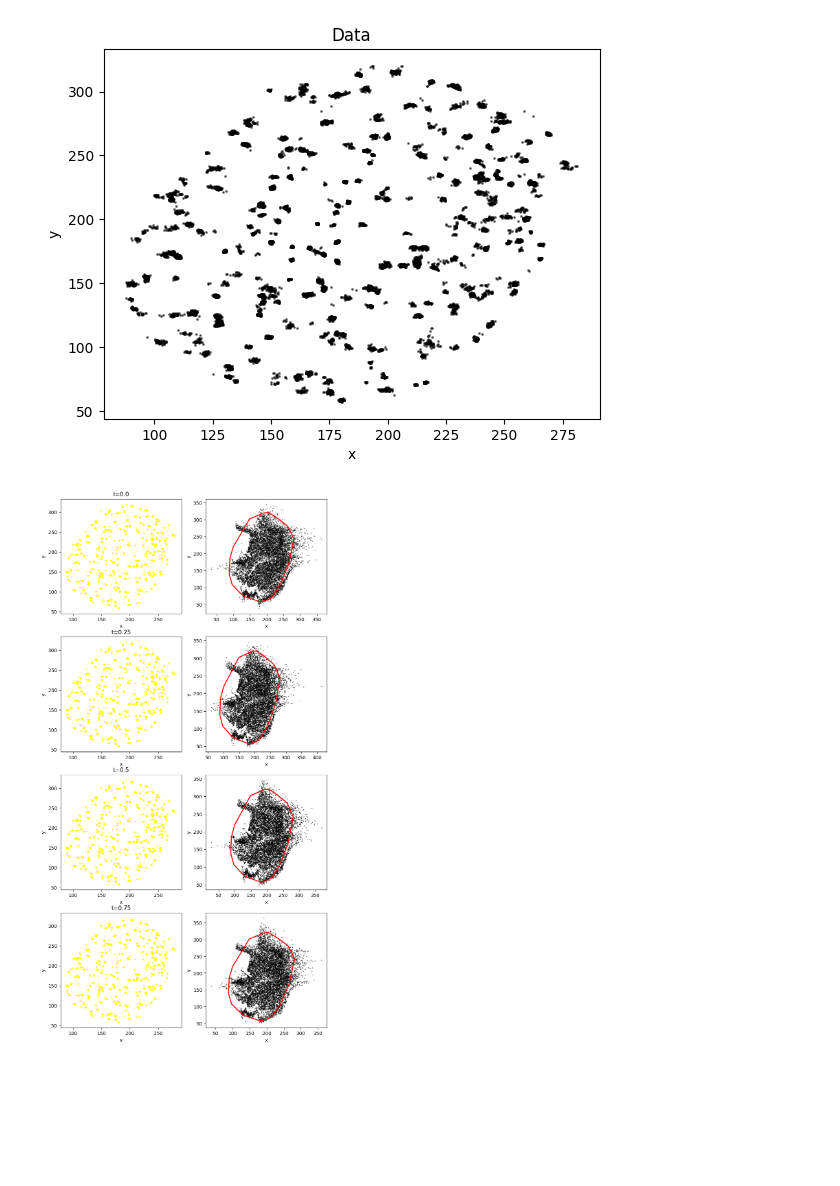
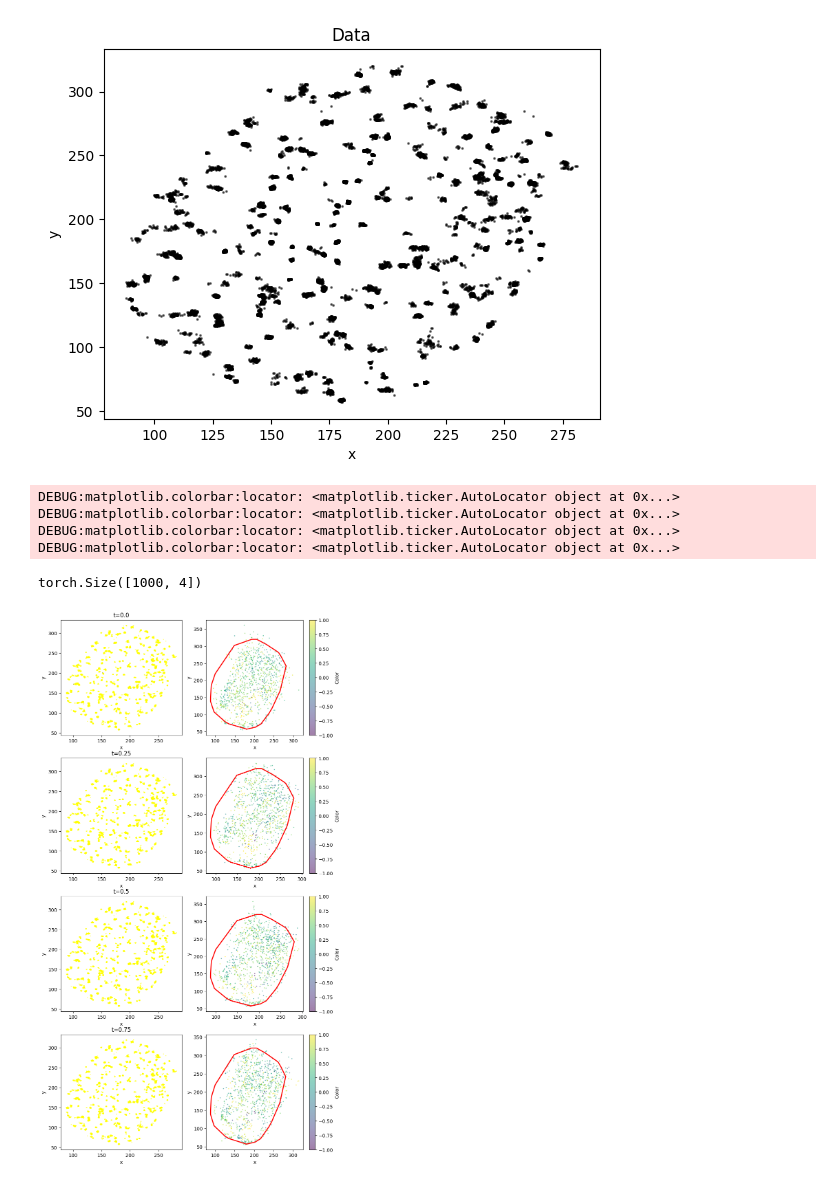
Before and after one commit to mkrishnapraneet/2D-Temporal-normalizing-flows, a Jupyter notebook: TNFwithRealNVP/test.ipynb, the cells around one changed output. Cells and saved outputs as stored; diff of their text form; code cells hidden in the pictures; blank space fills up the shorter version.

```diff
--- a/TNFwithRealNVP/test.ipynb
+++ b/TNFwithRealNVP/test.ipynb
@@ -118,8 +122,8 @@ logging.basicConfig(level=logging.DEBUG)
 # logger = logging.getLogger(__name__)
 
 flow = eval(args.flow)
-flows = [flow(dim=2) for _ in range(args.flows)]
-prior = MultivariateNormal(torch.zeros(2), torch.eye(2))
+flows = [flow(dim=3) for _ in range(args.flows)]
+prior = MultivariateNormal(torch.zeros(3), torch.eye(3))
 model = NormalizingFlowModel(prior, flows)
 optimizer = optim.Adam(model.parameters(), lr=0.005)
 T = 1
@@ -175,7 +179,7 @@ print(cell_coords)
 # %%
 cutoff = 20
 numchosen = 89
-newx = np.zeros((cutoff*numchosen,3))
+newx = np.zeros((cutoff*numchosen,4))
 # read from file the first, second, and fourth columns
 with open('new_traj_frame_wise.txt', 'r') as f:
     for i in range(cutoff*numchosen):
@@ -183,7 +187,8 @@ with open('new_traj_frame_wise.txt', 'r') as f:
         line = line.split('\t')
         newx[i,0] = float(line[0])
         newx[i,1] = float(line[1])
-        newx[i,2] = float(line[3])
+        newx[i,2] = float(line[2])
+        newx[i,3] = float(line[3])
 # newx = torch.Tensor(newx)
 print('shape of newx', newx.shape)
 
@@ -327,40 +332,46 @@ plot_data(xxx, color="black", alpha=0.3)
 plt.title("t=0.75")
 
 plt.subplot(4, 2, 2)
-samples = model.sample(10000, t=0).data
+samples = model.sample(1000, t=0).data
 # plt.plot(coords[:,0], coords[:,1], 'o', color='yellow', markersize=1, alpha=0.5)
 plt.plot(cell_coords_closed[:,0], cell_coords_closed[:,1], color='red', linestyle='-', linewidth=2)
-plot_data(samples, color="black", alpha=0.5)
+plot_data(samples, isColor=True, color="black", alpha=0.5)
 # plt.xlim((0,400))
 # plt.ylim((0,400))
 # plt.title("t=0.0")
 
 plt.subplot(4, 2, 4)
-samples = model.sample(10000, t=0.25).data
+samples = model.sample(1000, t=0.25).data
 # plt.plot(coords[:,0], coords[:,1], 'o', color='yellow', markersize=1, alpha=0.5)
 plt.plot(cell_coords_closed[:,0], cell_coords_closed[:,1], color='red', linestyle='-', linewidth=2)
-plot_data(samples, color="black", alpha=0.5)
+plot_data(samples, isColor=True, color="black", alpha=0.5)
 # plt.xlim((0,400))
 # plt.ylim((0,400))
 # plt.title("t=0.25")
 
 plt.subplot(4, 2, 6)
-samples = model.sample(10000, t=0.5).data
+samples = model.sample(1000, t=0.5).data
 # plt.plot(coords[:,0], coords[:,1], 'o', color='yellow', markersize=1, alpha=0.5)
 plt.plot(cell_coords_closed[:,0], cell_coords_closed[:,1], color='red', linestyle='-', linewidth=2)
-plot_data(samples, color="black", alpha=0.5)
+plot_data(samples, isColor=True, color="black", alpha=0.5)
 # plt.xlim((0,400))
 # plt.ylim((0,400))
 # plt.title("t=0.5")
 
 plt.subplot(4, 2, 8)
-samples = model.sample(10000, t=0.75).data
+samples = model.sample(1000, t=0.75).data
 # plt.plot(coords[:,0], coords[:,1], 'o', color='yellow', markersize=1, alpha=0.5)
 plt.plot(cell_coords_closed[:,0], cell_coords_closed[:,1], color='red', linestyle='-', linewidth=2)
-plot_data(samples, color="black", alpha=0.5)
+plot_data(samples, isColor=True, color="black", alpha=0.5)
+print(samples.shape)
 # plt.xlim((0,400))
 # plt.ylim((0,400))
 # plt.title("t=0.75")
 plt.show()
 # %% [output]
+DEBUG:matplotlib.colorbar:locator: <matplotlib.ticker.AutoLocator object at 0x...>
+DEBUG:matplotlib.colorbar:locator: <matplotlib.ticker.AutoLocator object at 0x...>
+DEBUG:matplotlib.colorbar:locator: <matplotlib.ticker.AutoLocator object at 0x...>
+DEBUG:matplotlib.colorbar:locator: <matplotlib.ticker.AutoLocator object at 0x...>
+torch.Size([1000, 4])
-[figure, old version]
+[figure, new version]
```
Also changed, not shown: parts of 5 cells of this notebook, 8 other files.
